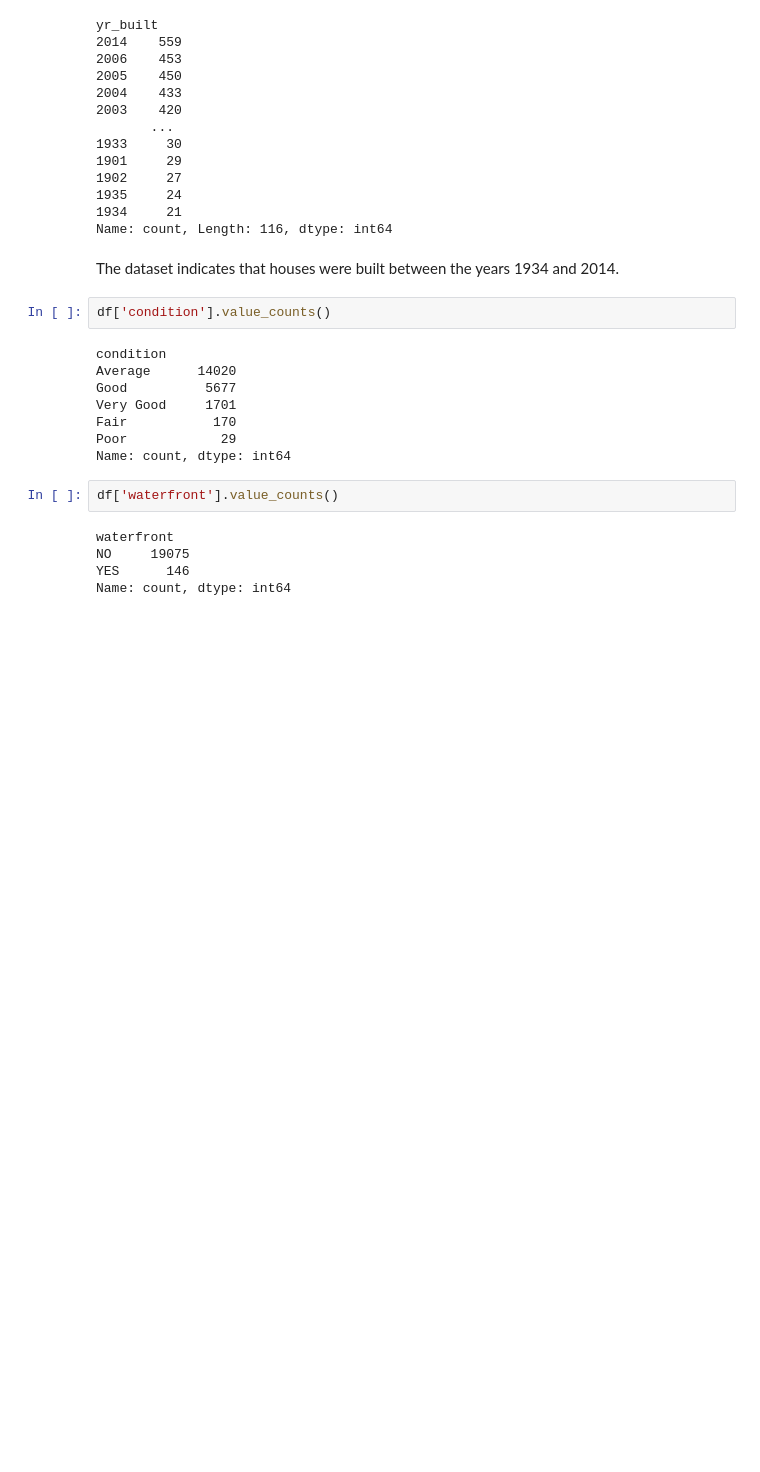
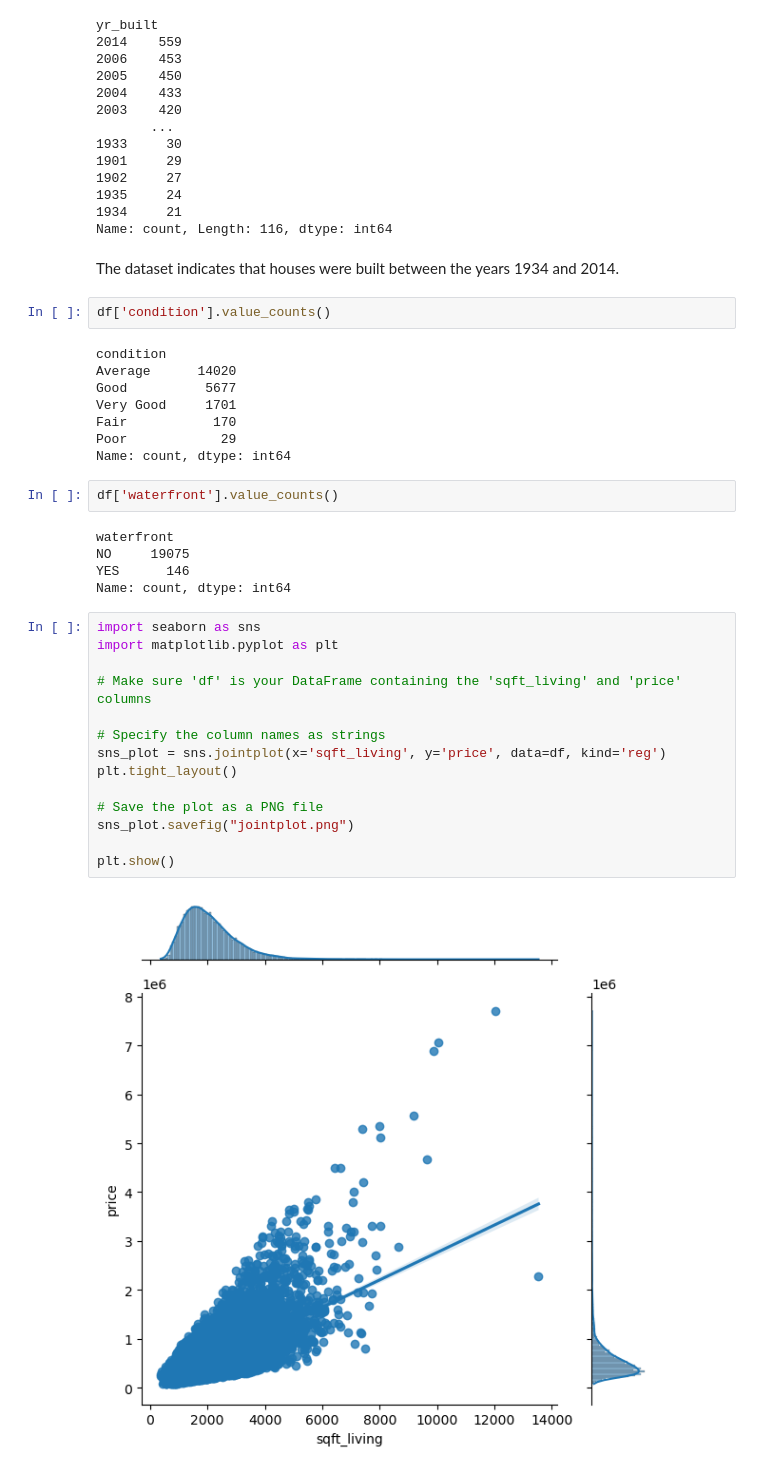
Before and after one commit to clydeochieng/dsc-phase-2-project, a Jupyter notebook: student.ipynb, the cells around one changed output. Saved outputs shown, nothing was run; the diff lists cells and outputs as text; blank space fills up the shorter version.

```diff
--- a/student.ipynb
+++ b/student.ipynb
@@ -320,3 +320,19 @@ waterfront
 NO     19075
 YES      146
 Name: count, dtype: int64
+# %%
+import seaborn as sns
+import matplotlib.pyplot as plt
+
+# Make sure 'df' is your DataFrame containing the 'sqft_living' and 'price' columns
+
+# Specify the column names as strings
+sns_plot = sns.jointplot(x='sqft_living', y='price', data=df, kind='reg')
+plt.tight_layout()
+
+# Save the plot as a PNG file
+sns_plot.savefig("jointplot.png")
+
+plt.show()
+# %% [output]
+[figure, added]
```
Also changed, not shown: parts of 1 cell of this notebook.
